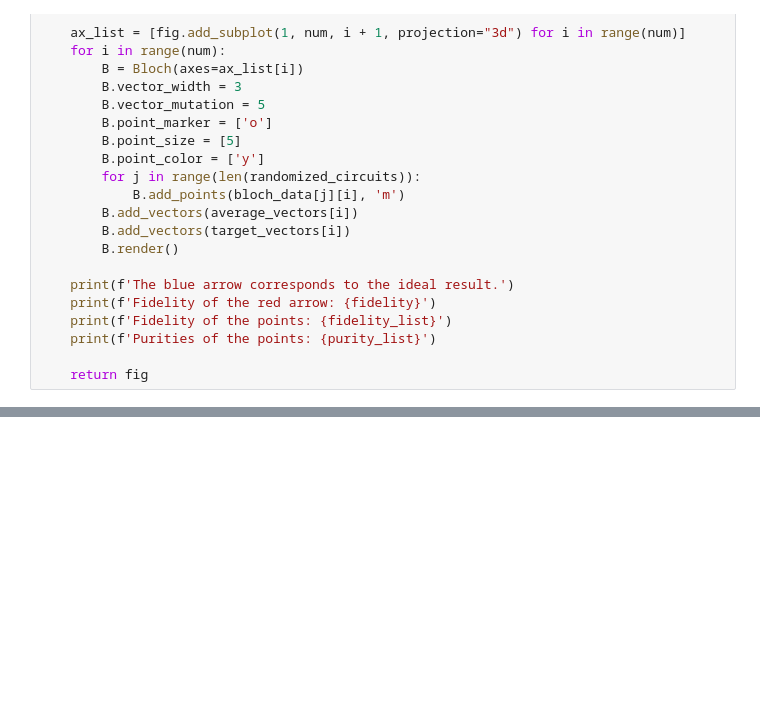
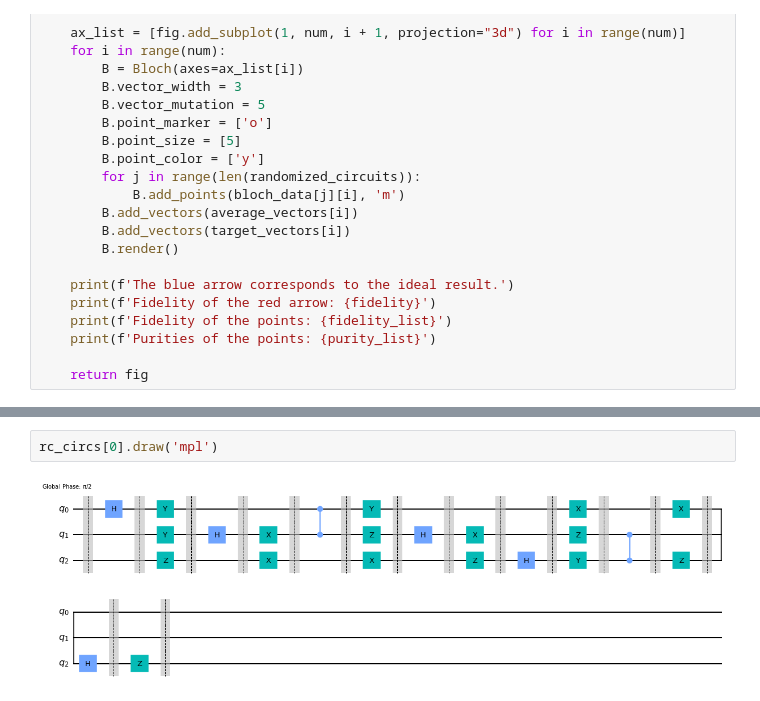
Before and after one commit to bicycle315/2022Summer-Hackathon_RB-with-Dynamical-Decoupling, a Jupyter notebook: GHKim/QST.ipynb, the cells around one changed output, grey strips where cells are left out. Cells and saved outputs as stored; diff of their text form; blank space fills up the shorter version.

```diff
--- a/GHKim/QST.ipynb
+++ b/GHKim/QST.ipynb
@@ -142 +217,5 @@ def randomized_circuit(q_input, circ_number, max_iter):
+# %%
+rc_circs[0].draw('mpl')
+# %% [output]
+[figure, added]
 # %%
```
Also changed, not shown: parts of 5 cells of this notebook, 1 other file.
